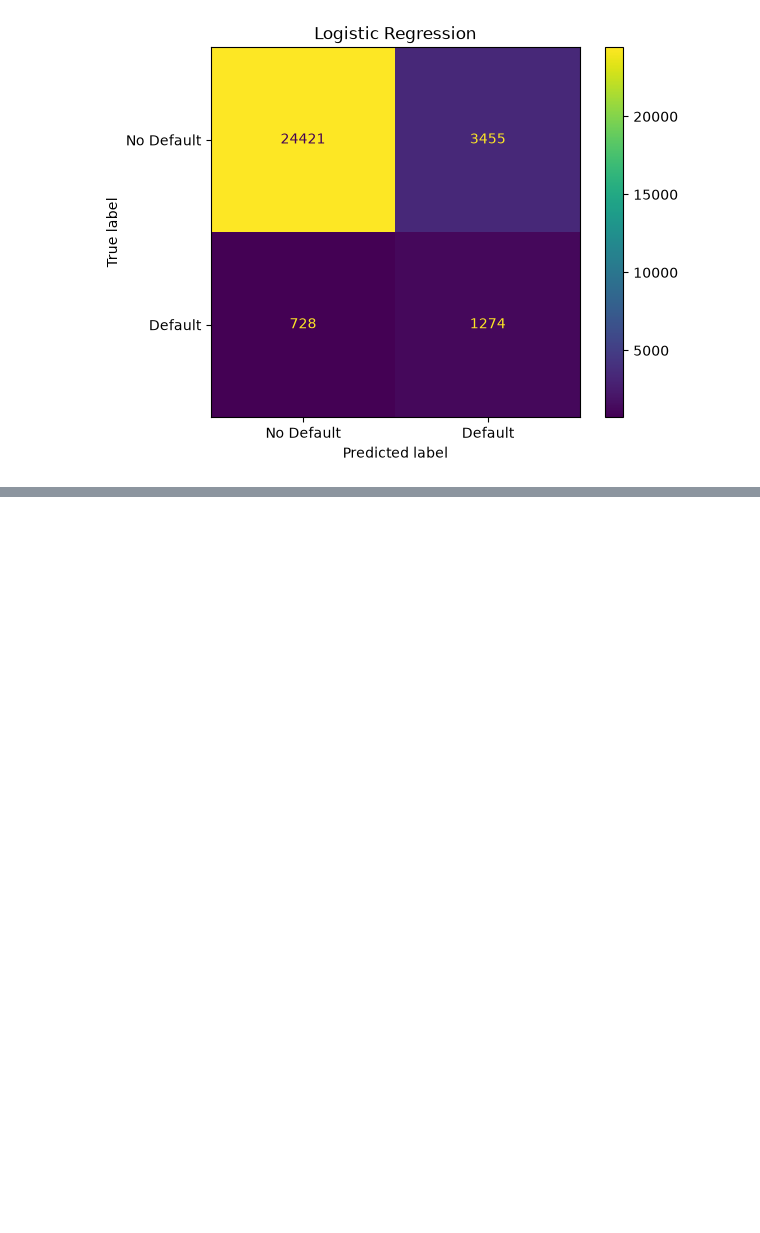
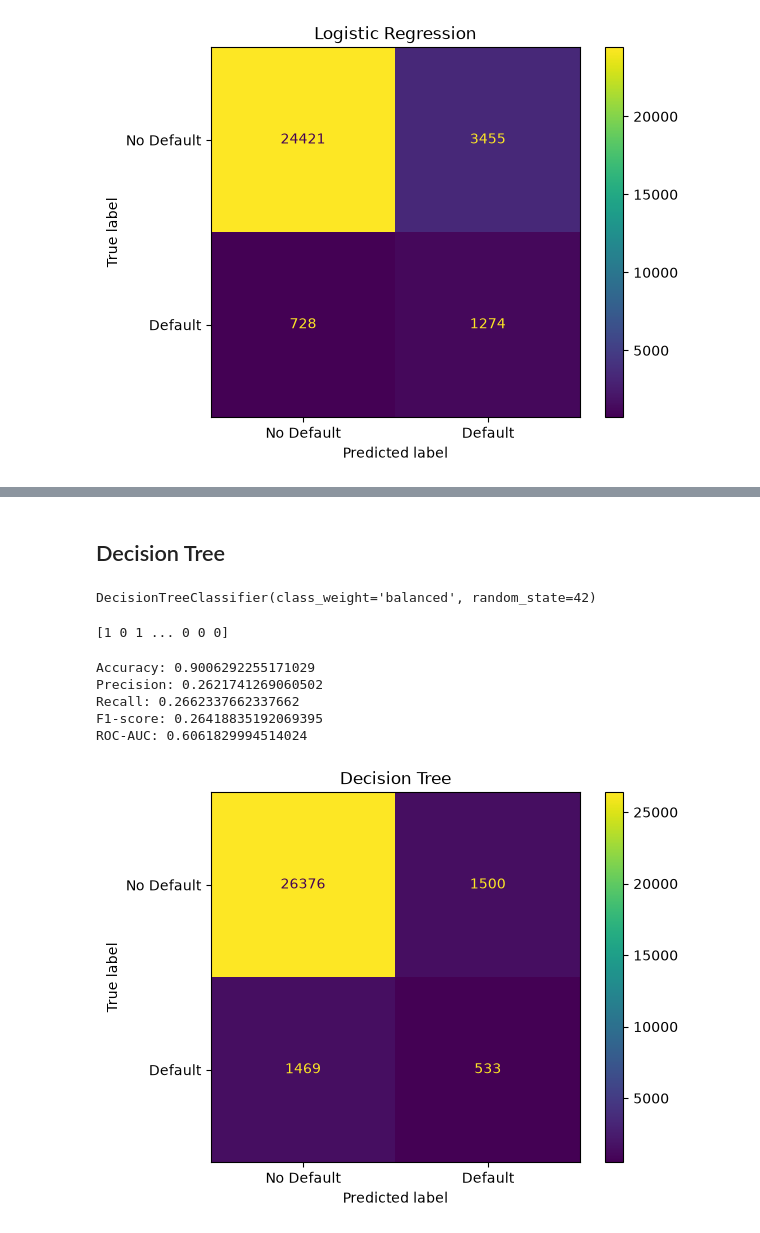
Before and after one commit to mrpaul-10/CodeAlpha_CreditScoringModel, a Jupyter notebook: notebook/Credit_Scoring_Notebook.ipynb, the cells around one changed output, grey strips where cells are left out. Cells and saved outputs as stored; diff of their text form; code cells hidden in the pictures; blank space fills up the shorter version.

```diff
--- a/notebook/Credit_Scoring_Notebook.ipynb
+++ b/notebook/Credit_Scoring_Notebook.ipynb
@@ -513,0 +518,49 @@ plt.show()
+# %% [markdown]
+## Decision Tree
+# %%
+from sklearn.tree import DecisionTreeClassifier
+
+dtree = DecisionTreeClassifier(class_weight='balanced', random_state=42)
+dtree.fit(X_train, y_train)
+# %% [output]
+DecisionTreeClassifier(class_weight='balanced', random_state=42)
+# %%
+y_pred_dt = dtree.predict(X_test)
+y_prob_dt = dtree.predict_proba(X_test)[:, 1]
+print(y_pred_dt)
+# %% [output]
+[1 0 1 ... 0 0 0]
+# %%
+# Calculate accuracy
+accuracy_dt = accuracy_score(y_test, y_pred_dt)
+print("Accuracy:", accuracy_dt)
+
+# Calculate precision
+precision_dt = precision_score(y_test, y_pred_dt)
+print("Precision:", precision_dt)
+
+# Calculate recall (sensitivity)
+recall_dt = recall_score(y_test, y_pred_dt)
+print("Recall:", recall_dt)
+
+# Calculate F1-score
+f1_dt = f1_score(y_test, y_pred_dt)
+print("F1-score:", f1_dt)
+
+# Calculate ROC-AUC
+roc_auc_dt = roc_auc_score(y_test, y_prob_dt)
+print("ROC-AUC:", roc_auc_dt)
+# %% [output]
+Accuracy: 0.9006292255171029
+Precision: 0.2621741269060502
+Recall: 0.2662337662337662
+F1-score: 0.26418835192069395
+ROC-AUC: 0.6061829994514024
+# %%
+confusion_matrix = metrics.confusion_matrix(y_test, y_pred_dt)
+cm_display = metrics.ConfusionMatrixDisplay(confusion_matrix=confusion_matrix, display_labels=['No Default', 'Default'])
+cm_display.plot()
+plt.title('Decision Tree')
+plt.show()
+# %% [output]
+[figure, added]
```
Also changed, not shown: parts of 9 cells of this notebook.
